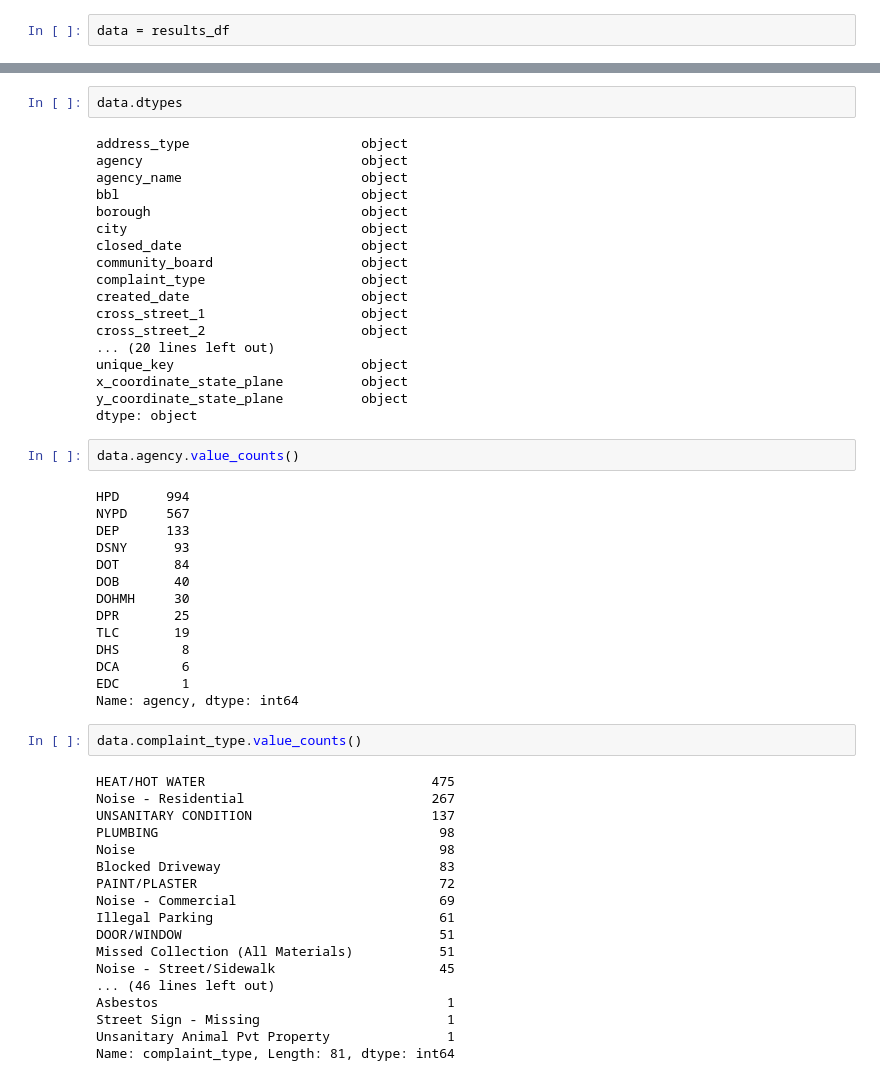
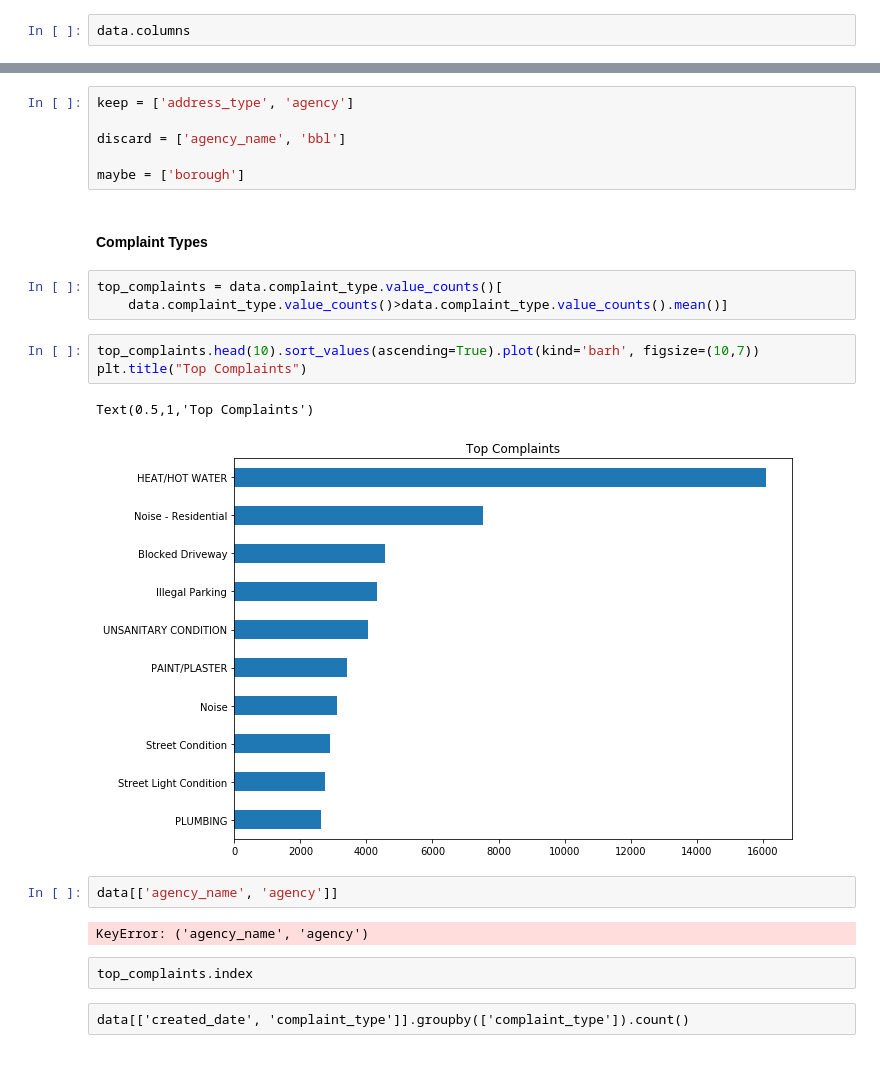
Before and after one commit to zafrinMinoti/CUNY-HACKATHON-2018, a Jupyter notebook: 311_SR_EDA.ipynb, the cells around one changed output, grey strips where cells are left out. Saved outputs shown, nothing was run; the diff lists cells and outputs as text.

```diff
--- a/311_SR_EDA.ipynb
+++ b/311_SR_EDA.ipynb
@@ -36,2 +143,2 @@ results_df.head()
 # %%
-data = results_df
+data.columns
@@ -38,56 +160,25 @@ data = results_df
-# %%
-data.dtypes
-# %% [output]
-address_type                      object
-agency                            object
-agency_name                       object
-bbl                               object
-borough                           object
-city                              object
-closed_date                       object
-community_board                   object
-complaint_type                    object
-created_date                      object
-cross_street_1                    object
-cross_street_2                    object
-... (20 lines left out)
-unique_key                        object
-x_coordinate_state_plane          object
-y_coordinate_state_plane          object
-dtype: object
+# %%
+keep = ['address_type', 'agency']
+
+discard = ['agency_name', 'bbl']
+
+maybe = ['borough']
+# %% [markdown]
+#### Complaint Types
+# %%
+top_complaints = data.complaint_type.value_counts()[
+    data.complaint_type.value_counts()>data.complaint_type.value_counts().mean()]
+# %%
+top_complaints.head(10).sort_values(ascending=True).plot(kind='barh', figsize=(10,7))
+plt.title("Top Complaints")
+# %% [output]
+Text(0.5,1,'Top Complaints')
+[figure, added]
 # %%
-data.agency.value_counts()
+data[['agency_name', 'agency']]
 # %% [output]
-HPD      994
-NYPD     567
-DEP      133
-DSNY      93
-DOT       84
-DOB       40
-DOHMH     30
-DPR       25
-TLC       19
-DHS        8
-DCA        6
-EDC        1
-Name: agency, dtype: int64
+KeyError: ('agency_name', 'agency')
-# %%
-data.complaint_type.value_counts()
-# %% [output]
-HEAT/HOT WATER                             475
-Noise - Residential                        267
-UNSANITARY CONDITION                       137
-PLUMBING                                    98
-Noise                                       98
-Blocked Driveway                            83
-PAINT/PLASTER                               72
-Noise - Commercial                          69
-Illegal Parking                             61
-DOOR/WINDOW                                 51
-Missed Collection (All Materials)           51
-Noise - Street/Sidewalk                     45
-... (46 lines left out)
-Asbestos                                     1
-Street Sign - Missing                        1
-Unsanitary Animal Pvt Property               1
-Name: complaint_type, Length: 81, dtype: int64
+# %% [raw]
+top_complaints.index
+# %% [raw]
+data[['created_date', 'complaint_type']].groupby(['complaint_type']).count()
```
Also changed, not shown: parts of 27 cells of this notebook.
